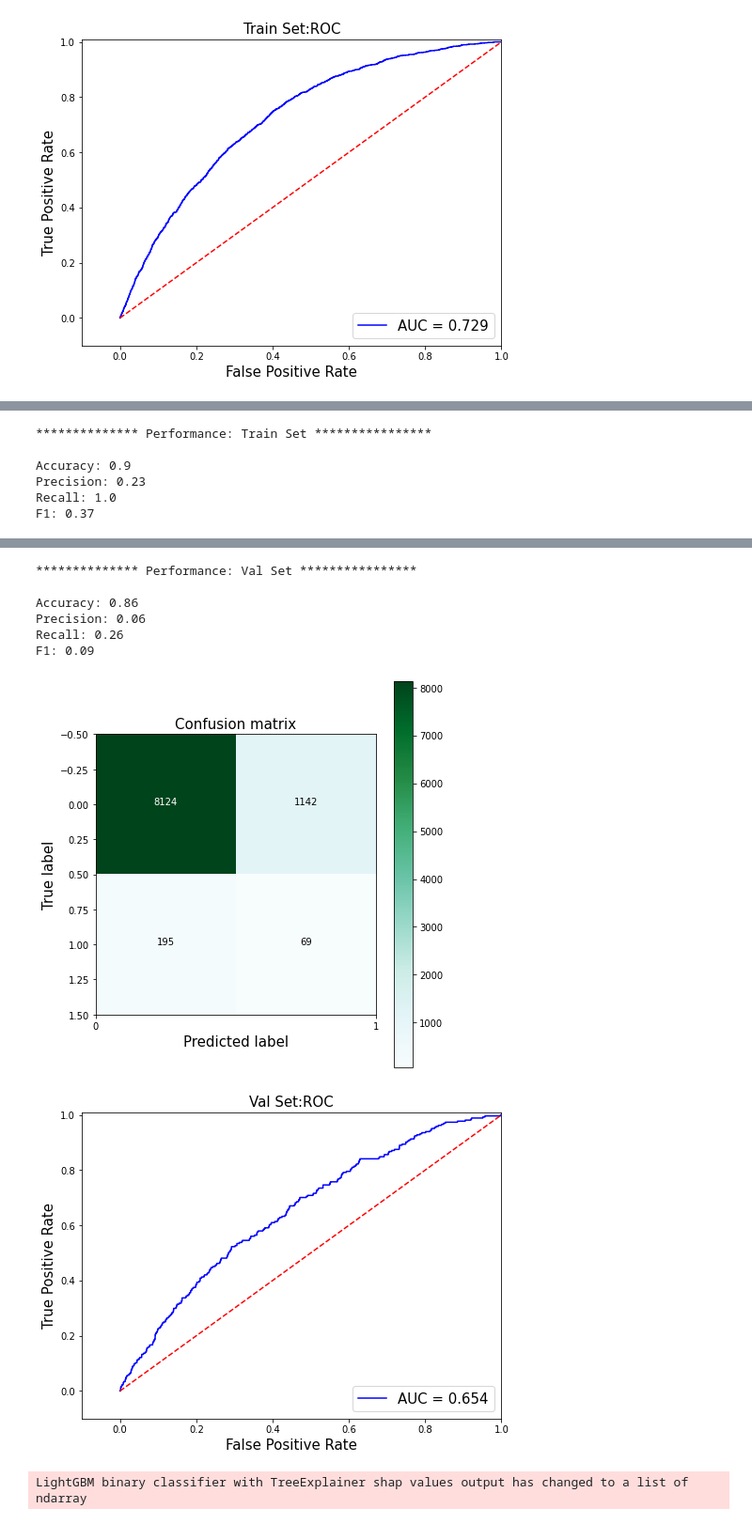
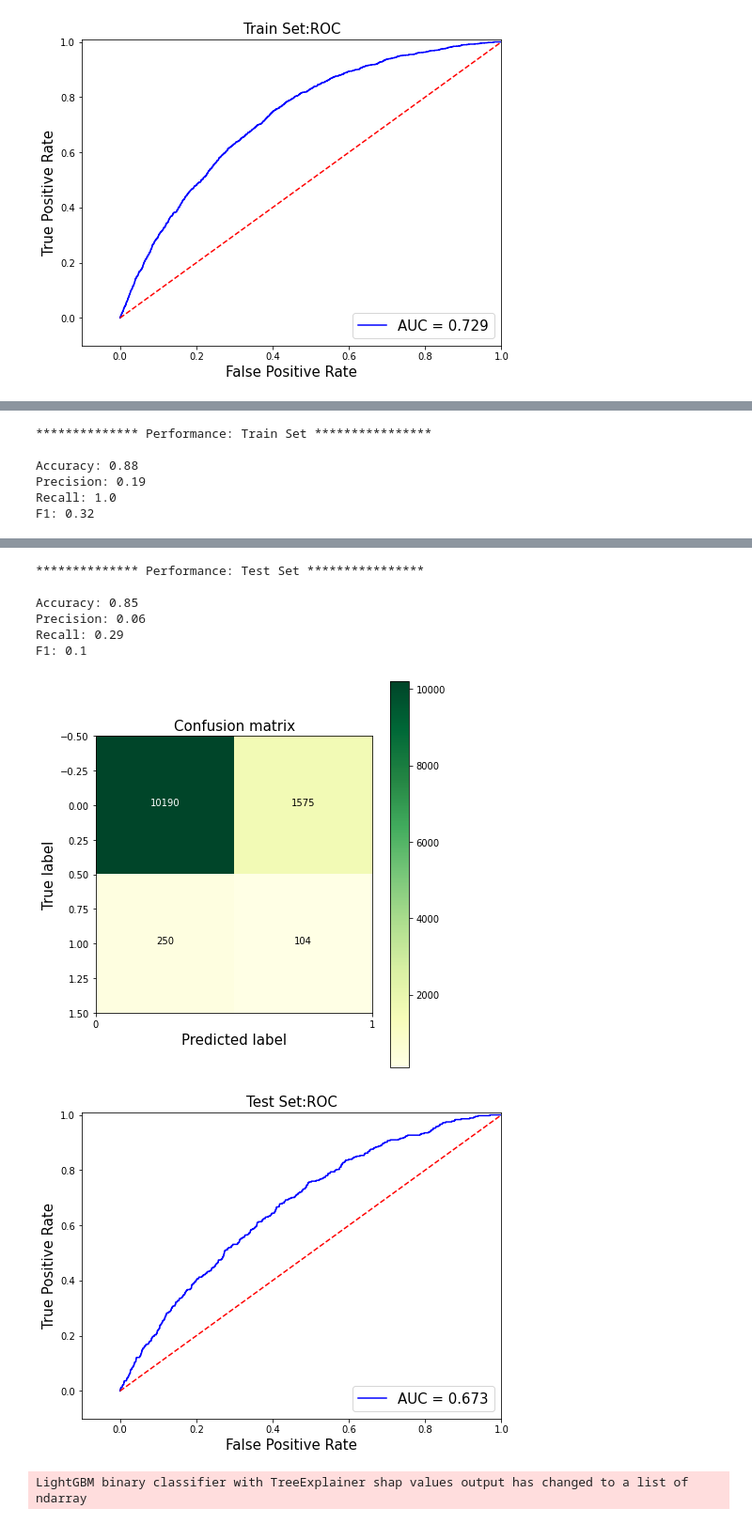
Before and after one commit to soodimilanlouei/Starbuck-Capstone-Challenge, a Jupyter notebook: Modeling.ipynb, the cells around one changed output, grey strips where cells are left out. Shown at 94% size. Drawn from its saved outputs; the diff is of its cells as text; code cells hidden in the pictures.

```diff
--- a/Modeling.ipynb
+++ b/Modeling.ipynb
@@ -237,12 +238,10 @@ y_var = 'successful_offer'
 for i in cat_vars:
     modeling_data.loc[:, i] = modeling_data[i].astype('category')
 # %%
-data_split = Modeling_Helper.DataSplit('person', modeling_data, y_var, 2021)
-train_val_df, train_df, val_df, test_df = data_split.split_data()
-print(len(train_val_df)/len(modeling_data), len(test_df)/len(modeling_data))
-print(np.mean(modeling_data[y_var]), np.mean(train_val_df[y_var]), np.mean(test_df[y_var]))
-print(len(train_val_df)/len(modeling_data), len(test_df)/len(modeling_data))
-print(np.mean(train_df[y_var]), np.mean(val_df[y_var]), np.mean(test_df[y_var]))
+data_split = Modeling_Helper.DataSplit('person', modeling_data, y_var, 0.8, 2021)
+train_df, test_df = data_split.split_data()
+print(len(train_df)/len(modeling_data), len(test_df)/len(modeling_data))
+print(np.mean(train_df[y_var]), np.mean(test_df[y_var]))
 
 scale_pos_weight_val = (len(train_df)-sum(train_df[y_var]))/sum(train_df[y_var])
 print(scale_pos_weight_val)
@@ -286,12 +277,12 @@ Found `num_iterations` in params. Will use it instead of argument
 # %%
 perf_analysis = Modeling_Helper.PerformanceAnalysis(gbm_model, train_df, features, y_var, 'Train Set', prob = False)
 perf_analysis.perf_analysis()
-perf_analysis = Modeling_Helper.PerformanceAnalysis(gbm_model, val_df, features, y_var, 'Val Set', prob = False)
+perf_analysis = Modeling_Helper.PerformanceAnalysis(gbm_model, test_df, features, y_var, 'Test Set', prob = False)
 perf_analysis.perf_analysis()
 # %% [output]
 ************** Performance: Train Set ****************
 
-Accuracy: 0.9
-Precision: 0.23
+Accuracy: 0.88
+Precision: 0.19
 Recall: 1.0
-F1: 0.37
+F1: 0.32
@@ -300,11 +291,11 @@ F1: 0.37
-************** Performance: Val Set ****************
+************** Performance: Test Set ****************
 
-Accuracy: 0.86
+Accuracy: 0.85
 Precision: 0.06
-Recall: 0.26
-F1: 0.09
+Recall: 0.29
+F1: 0.1
-[figure, old version]
+[figure, new version]
-[figure, old version]
+[figure, new version]
 # %%
 explainer = shap.TreeExplainer(gbm_model)
 shap_values = explainer.shap_values(train_df[features])
```
Also changed, not shown: parts of 24 cells of this notebook, 2 other files.
